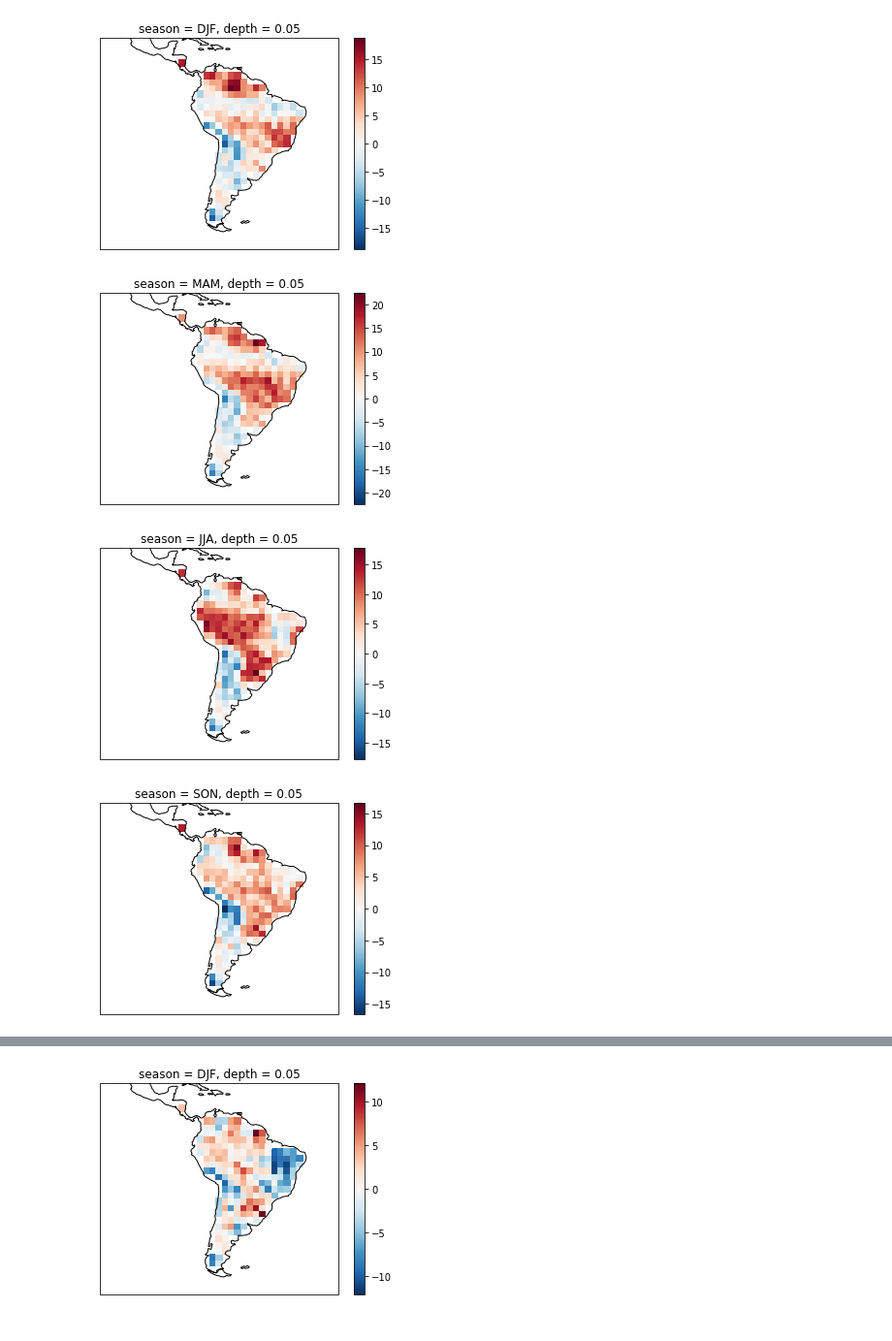
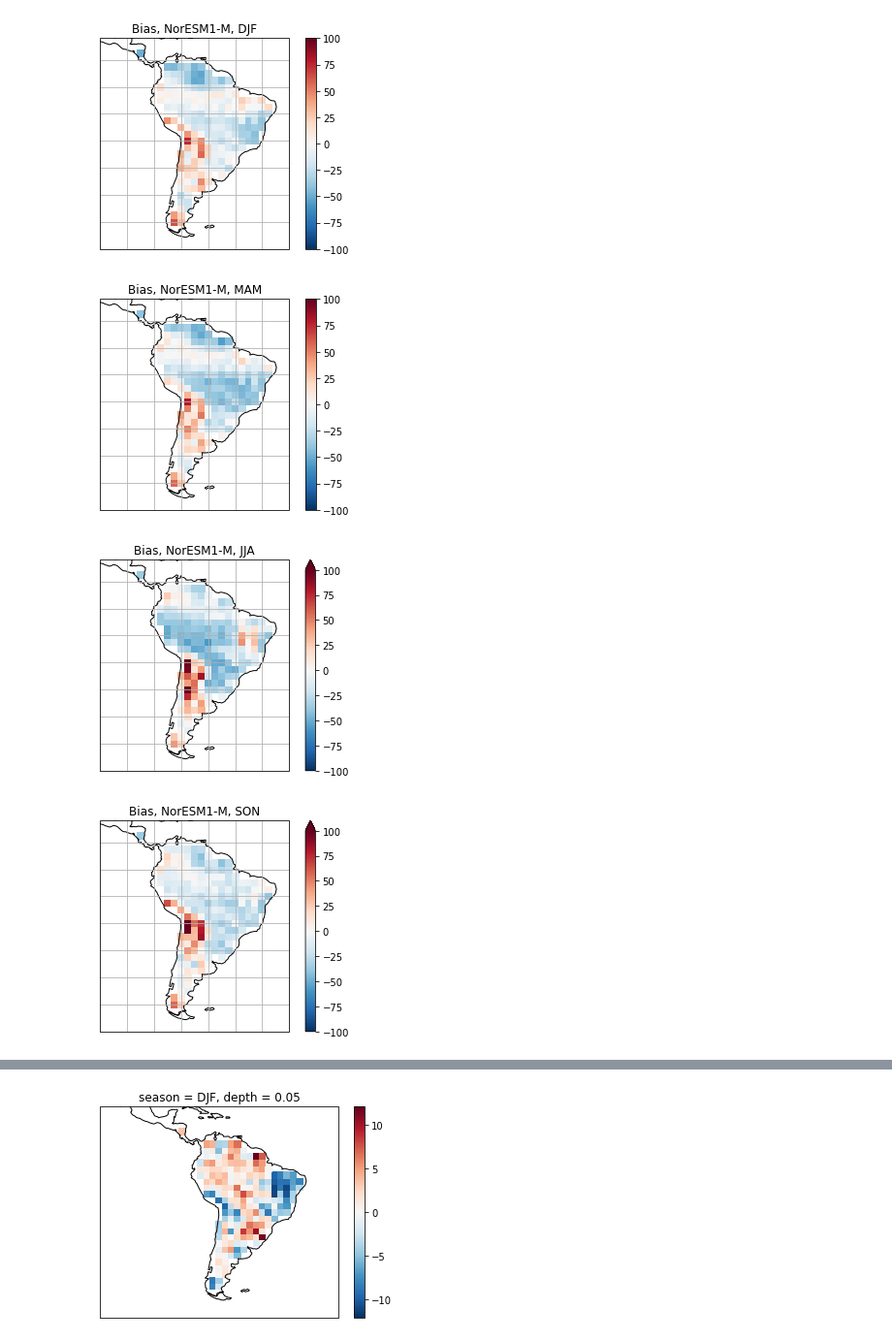
Before and after one commit to blychs/climatologia_fisica, a Jupyter notebook: practica_especial.ipynb, the cells around one changed output, grey strips where cells are left out. Shown at 97% size. Drawn from its saved outputs; the diff is of its cells as text; code cells hidden in the pictures.

```diff
--- a/practica_especial.ipynb
+++ b/practica_especial.ipynb
@@ -319,0 +280,8 @@ plt.show()
+# %%
+ax = plt.axes(projection=ccrs.PlateCarree())
+ax.set_extent([260, 330, -55, 15])
+sm_thin_obs.mean(dim='time').where(mask_land == 0).plot(vmax=40, levels=9)
+ax.coastlines()
+ax.gridlines()
+plt.title('Humedad del suelo (10cm), ' + i + '\n NorESM1-M')
+plt.show()
@@ -432,0 +502,9 @@ area: mean where land time: mean
+# %%
+sm_thin_obs_regrid['time'] = sm_thin_c5_ens['time']
+ax = plt.axes(projection=ccrs.PlateCarree())
+ax.set_extent([260, 330, -55, 15])
+((sm_thin_c6_ens - sm_thin_obs_regrid) / sm_thin_obs_regrid * 100).mean(dim='time').plot(vmax=100, levels=11)
+ax.coastlines()
+ax.gridlines()
+plt.title('Bias en humedad del suelo (10cm), media anual \n NorESM2-LM')
+plt.show()
@@ -433,38 +513,29 @@ area: mean where land time: mean
 # %%
 sm_thin_obs_season = sm_thin_obs_regrid.groupby('time.season').mean()
 sm_thin_c5_ens_season = sm_thin_c5_ens.groupby('time.season').mean()
 sm_thin_c6_ens_season = sm_thin_c6_ens.groupby('time.season').mean()
-#display(sm_thin_obs_season)
-#sm_thin_obs_season.sel(season='DJF').plot()
-#plt.show()
-#sm_thin_obs_season.sel(season='MAM').plot()
-#plt.show()
-#sm_thin_obs_season.sel(season='JJA').plot()
-#plt.show()
-#sm_thin_obs_season.sel(season='SON').plot()
-#plt.show()
-ax=plt.axes(projection=ccrs.PlateCarree())
-(sm_thin_obs_season.sel(season='DJF') - (sm_thin_c5_ens_season.where(sm_thin_obs_season).sel(season='DJF'))).plot()
-ax.coastlines()
-plt.show()
 
-ax=plt.axes(projection=ccrs.PlateCarree())
-(sm_thin_obs_season.sel(season='MAM') - sm_thin_c5_ens_season.where(sm_thin_obs_season).sel(season='MAM')).plot()
-ax.coastlines()
-plt.show()
+for i in ['DJF', 'MAM', 'JJA', 'SON']:
+    ax = plt.axes(projection=ccrs.PlateCarree())
+    ax.set_extent([260, 330, -55, 15])
+    (((sm_thin_c5_ens_season.where(sm_thin_obs_season).sel(season=i))- sm_thin_obs_season.sel(season=i)) /
+      sm_thin_obs_season.sel(season=i) * 100).plot(vmax = 100)
+    ax.coastlines()
+    ax.gridlines()
+    plt.title('Bias, NorESM1-M, ' + i)
+    plt.show()
 
-ax=plt.axes(projection=ccrs.PlateCarree())
-(sm_thin_obs_season.sel(season='JJA') - sm_thin_c5_ens_season.where(sm_thin_obs_season).sel(season='JJA')).plot()
-ax.coastlines()
-plt.show()
-
-ax=plt.axes(projection=ccrs.PlateCarree())
-(sm_thin_obs_season.sel(season='SON') - sm_thin_c5_ens_season.where(sm_thin_obs_season).sel(season='SON')).plot()
-ax.coastlines()
-plt.show()
-#sm_thin_c5_ens_season.where(np.isfinite(sm_thin_obs_season)).sel(season='DJF').plot()
+for i in ['DJF', 'MAM', 'JJA', 'SON']:
+    ax = plt.axes(projection=ccrs.PlateCarree())
+    ax.set_extent([260, 330, -55, 15])
+    (((sm_thin_c6_ens_season.where(sm_thin_obs_season).sel(season=i))- sm_thin_obs_season.sel(season=i)) /
+      sm_thin_obs_season.sel(season=i) * 100).plot(vmax = 100)
+    ax.coastlines()
+    ax.gridlines()
+    plt.title('Bias, NorESM2-LM, ' + i)
+    plt.show()
 # %% [output]
-[figure, old version]
+[figure, new version]
-[figure, old version]
+[figure, new version]
-[figure, old version]
+[figure, new version]
-[figure, old version]
+[figure, new version]
```
Also changed, not shown: parts of 9 cells of this notebook.
